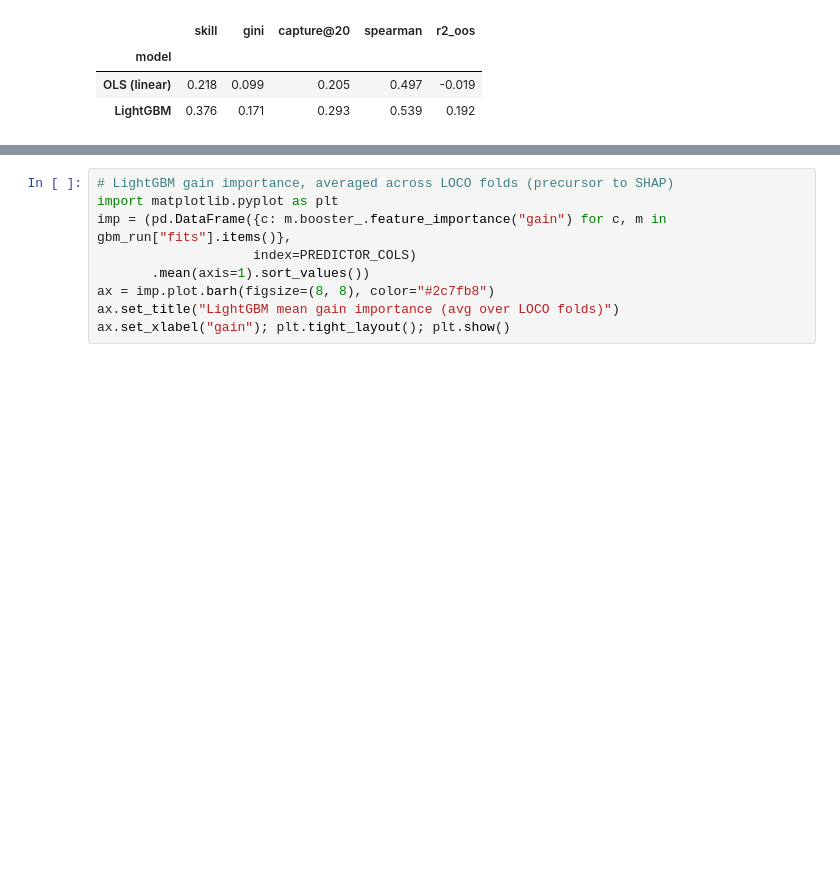
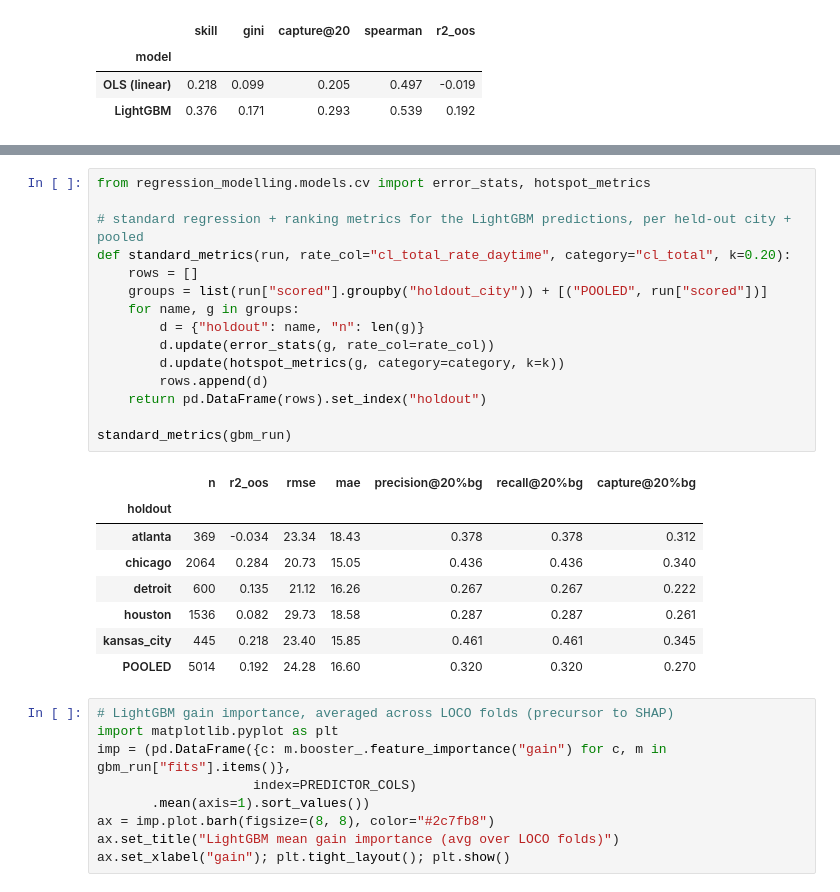
Before and after one commit to eprashar-clgx/crime-idx-2026, a Jupyter notebook: notebooks/regression_modelling/models/02_regression_prediction.ipynb, the cells around one changed output, grey strips where cells are left out. Saved outputs shown, nothing was run; the diff lists cells and outputs as text; blank space fills up the shorter version.

```diff
--- a/notebooks/regression_modelling/models/02_regression_prediction.ipynb
+++ b/notebooks/regression_modelling/models/02_regression_prediction.ipynb
@@ -320,3 +331,27 @@ pd.DataFrame([
+# %%
+from regression_modelling.models.cv import error_stats, hotspot_metrics
+
+# standard regression + ranking metrics for the LightGBM predictions, per held-out city + pooled
+def standard_metrics(run, rate_col="cl_total_rate_daytime", category="cl_total", k=0.20):
+    rows = []
+    groups = list(run["scored"].groupby("holdout_city")) + [("POOLED", run["scored"])]
+    for name, g in groups:
+        d = {"holdout": name, "n": len(g)}
+        d.update(error_stats(g, rate_col=rate_col))
+        d.update(hotspot_metrics(g, category=category, k=k))
+        rows.append(d)
+    return pd.DataFrame(rows).set_index("holdout")
+
+standard_metrics(gbm_run)
+# %% [output]
+|  | n | r2_oos | rmse | mae | precision@20%bg | recall@20%bg | capture@20%bg |
+| holdout |  |  |  |  |  |  |  |
+| atlanta | 369 | -0.034 | 23.34 | 18.43 | 0.378 | 0.378 | 0.312 |
+| chicago | 2064 | 0.284 | 20.73 | 15.05 | 0.436 | 0.436 | 0.340 |
+| detroit | 600 | 0.135 | 21.12 | 16.26 | 0.267 | 0.267 | 0.222 |
+| houston | 1536 | 0.082 | 29.73 | 18.58 | 0.287 | 0.287 | 0.261 |
+| kansas_city | 445 | 0.218 | 23.40 | 15.85 | 0.461 | 0.461 | 0.345 |
+| POOLED | 5014 | 0.192 | 24.28 | 16.60 | 0.320 | 0.320 | 0.270 |
 # %%
 # LightGBM gain importance, averaged across LOCO folds (precursor to SHAP)
 import matplotlib.pyplot as plt
```
Also changed, not shown: parts of 1 cell of this notebook, 1 other file.
